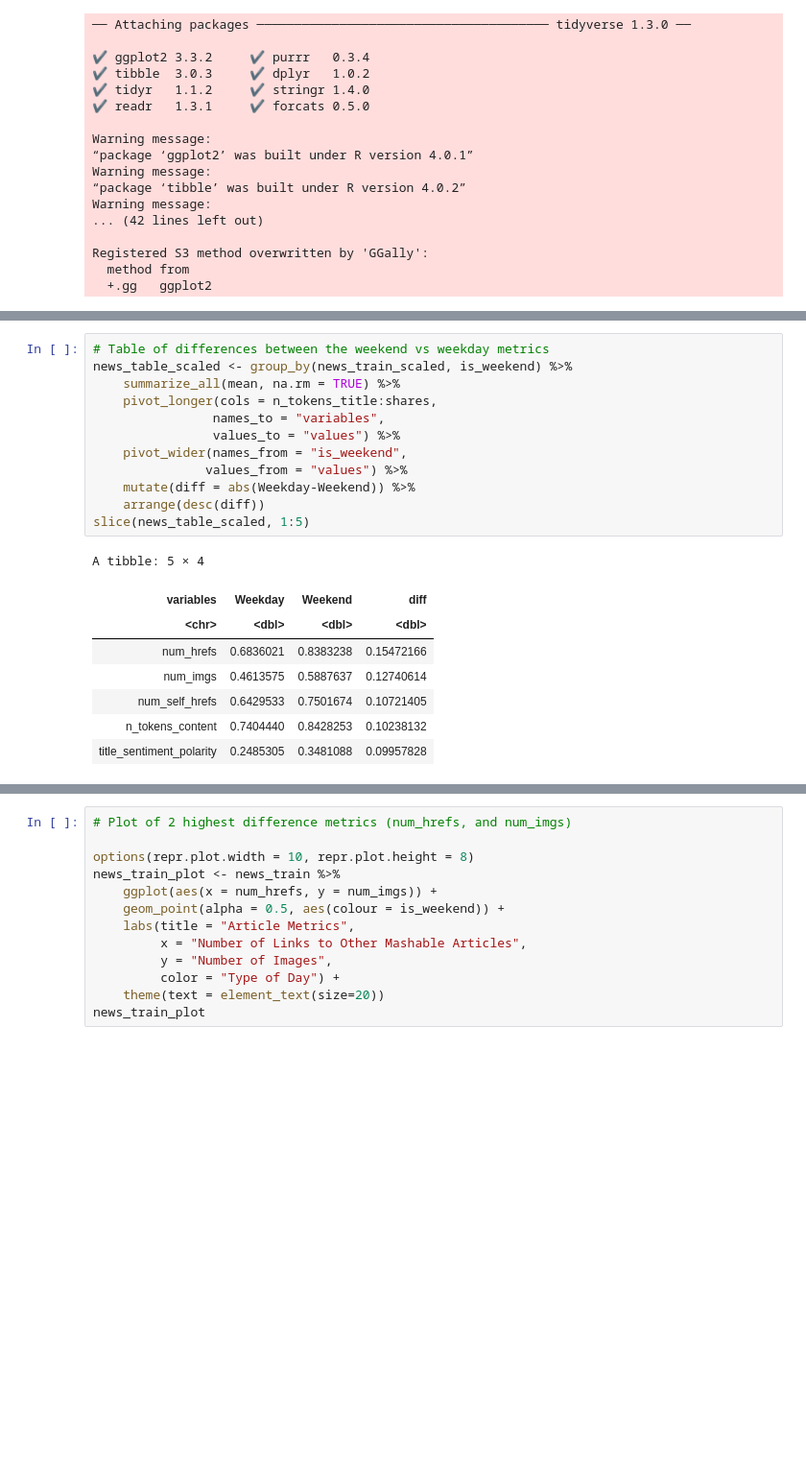
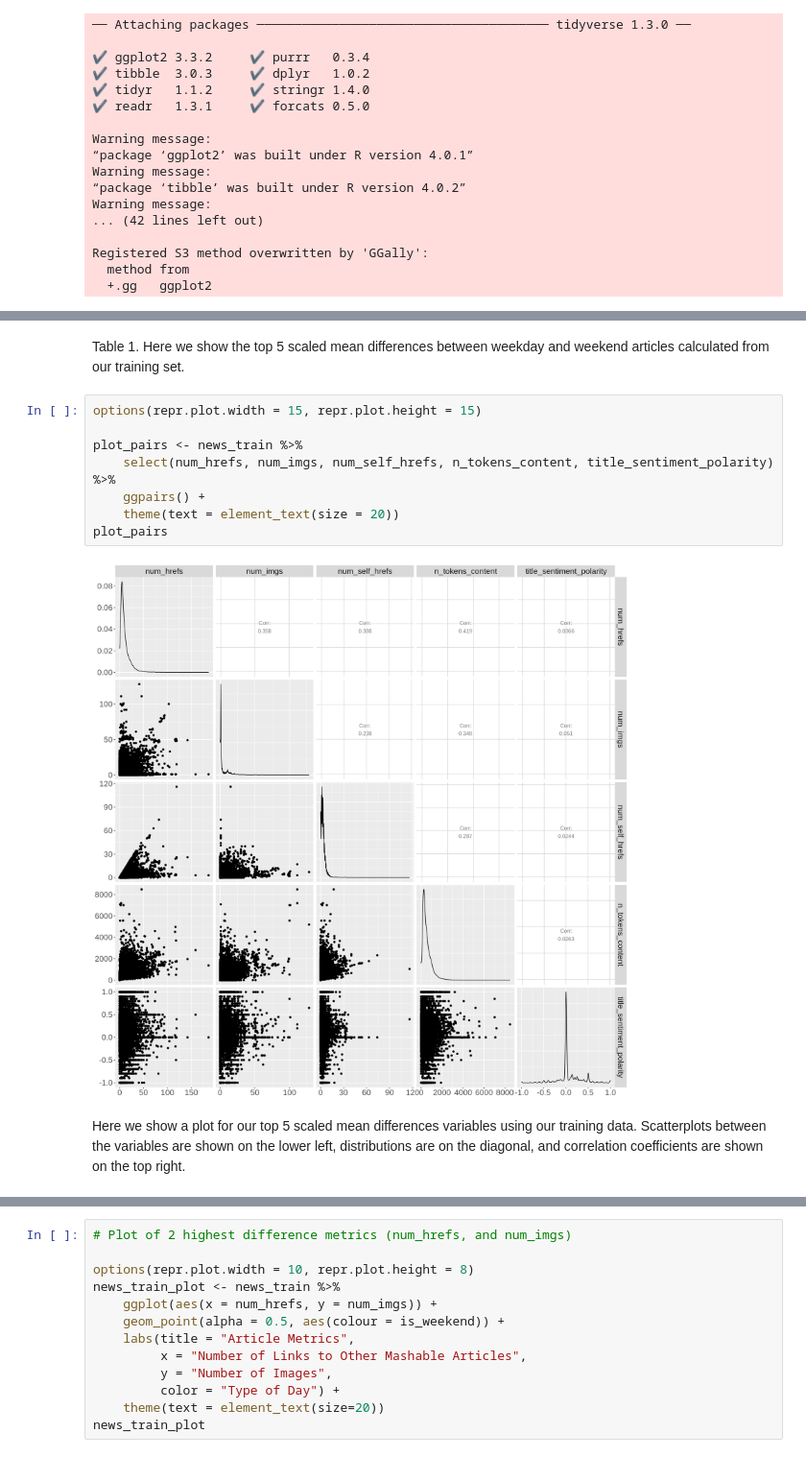
Before and after one commit to jonathho/DSCI100-Project, a Jupyter notebook: ProjectNotebook.ipynb, the cells around one changed output, grey strips where cells are left out. Shown at 96% size. Saved outputs shown, nothing was run; the diff lists cells and outputs as text; blank space fills up the shorter version.

```diff
--- a/ProjectNotebook.ipynb
+++ b/ProjectNotebook.ipynb
@@ -87,21 +98,14 @@ news_train_scaled <- select(news_train, -is_weekend) %>%
-# %%
-# Table of differences between the weekend vs weekday metrics
-news_table_scaled <- group_by(news_train_scaled, is_weekend) %>%
-    summarize_all(mean, na.rm = TRUE) %>%
-    pivot_longer(cols = n_tokens_title:shares,
-                names_to = "variables",
-                values_to = "values") %>%
-    pivot_wider(names_from = "is_weekend",
-               values_from = "values") %>%
-    mutate(diff = abs(Weekday-Weekend)) %>%
-    arrange(desc(diff))
-slice(news_table_scaled, 1:5)
-# %% [output]
-A tibble: 5 × 4
-| variables | Weekday | Weekend | diff |
-| <chr> | <dbl> | <dbl> | <dbl> |
-| num_hrefs | 0.6836021 | 0.8383238 | 0.15472166 |
-| num_imgs | 0.4613575 | 0.5887637 | 0.12740614 |
-| num_self_hrefs | 0.6429533 | 0.7501674 | 0.10721405 |
-| n_tokens_content | 0.7404440 | 0.8428253 | 0.10238132 |
-| title_sentiment_polarity | 0.2485305 | 0.3481088 | 0.09957828 |
+# %% [markdown]
+Table 1. Here we show the top 5 scaled mean differences between weekday and weekend articles calculated from our training set.
+# %%
+options(repr.plot.width = 15, repr.plot.height = 15)
+
+plot_pairs <- news_train %>%
+    select(num_hrefs, num_imgs, num_self_hrefs, n_tokens_content, title_sentiment_polarity) %>%
+    ggpairs() +
+    theme(text = element_text(size = 20))
+plot_pairs
+# %% [output]
+[figure, added]
+# %% [markdown]
+Here we show a plot for our top 5 scaled mean differences variables using our training data. Scatterplots between the variables are shown on the lower left, distributions are on the diagonal, and correlation coefficients are shown on the top right.
```
Also changed, not shown: parts of 7 cells of this notebook.
